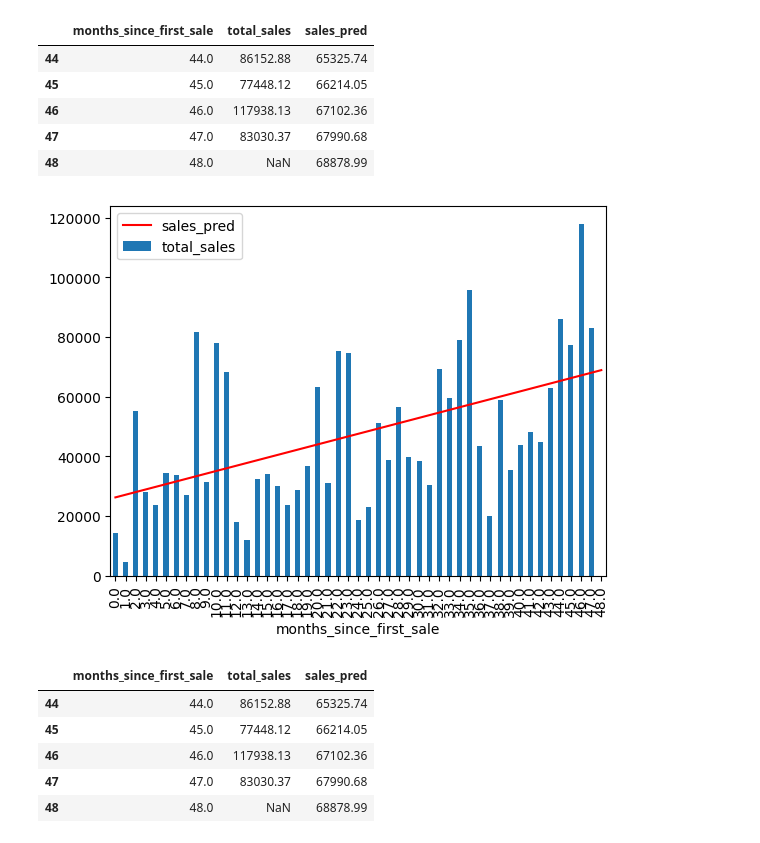
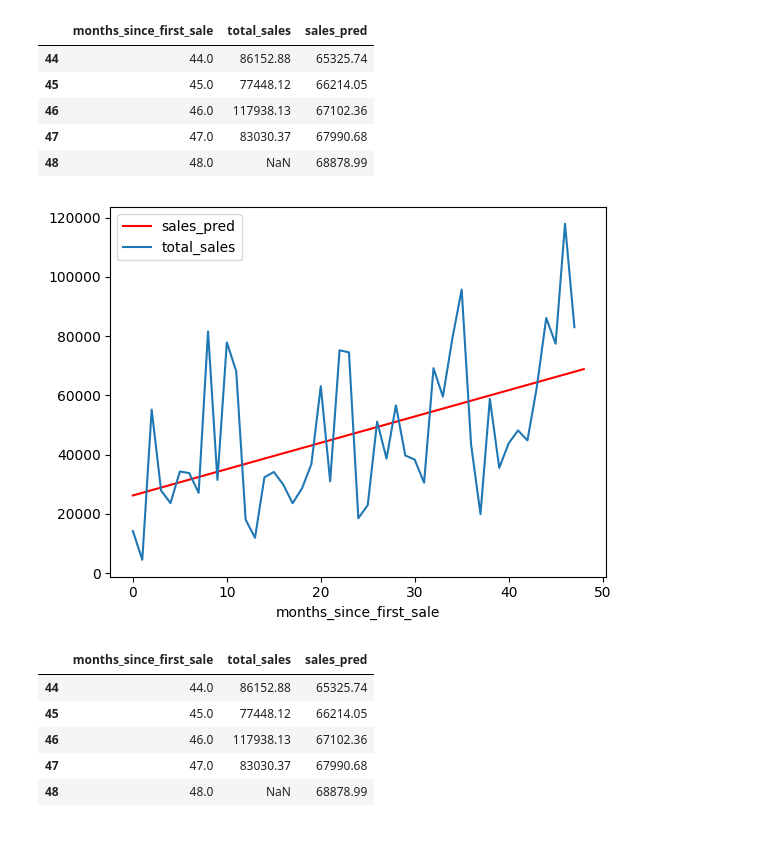
Before and after one commit to dlhaar/superstore, a Jupyter notebook: forecasting_sales.ipynb, the cells around one changed output. Cells and saved outputs as stored; diff of their text form; code cells hidden in the pictures.

```diff
--- a/forecasting_sales.ipynb
+++ b/forecasting_sales.ipynb
@@ -175,11 +190,11 @@ import matplotlib.pyplot as plt
 # %%
 ax = predictions.plot(x='months_since_first_sale', y='sales_pred', color='red')
 
-predictions.plot.bar(x='months_since_first_sale', y='total_sales', ax=ax)
+predictions.plot(x='months_since_first_sale', y='total_sales', ax=ax)
 
 plt.show()
 # %% [output]
-[figure, old version]
+[figure, new version]
 # %%
 predictions.tail()
 # %% [output]
```
Also changed, not shown: parts of 11 cells of this notebook, 1 other file.
